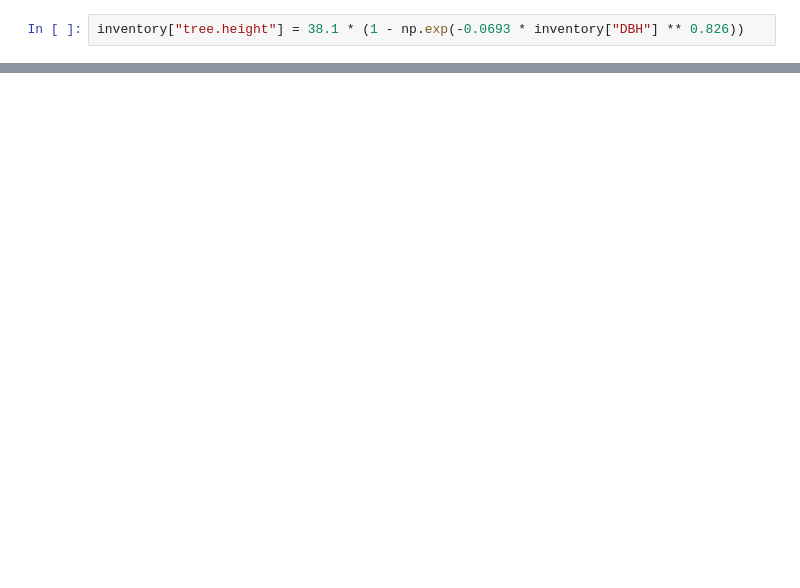
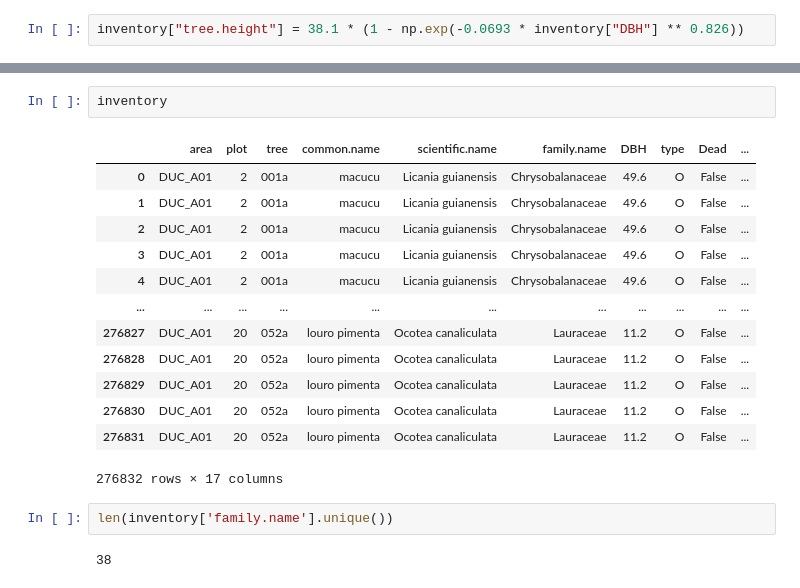
Before and after one commit to joaovictordecastroa/canopyEstimation, a Jupyter notebook: src/inventory.ipynb, the cells around one changed output, grey strips where cells are left out. Drawn from its saved outputs; the diff is of its cells as text; blank space fills up the shorter version.

```diff
--- a/src/inventory.ipynb
+++ b/src/inventory.ipynb
@@ -300,0 +290,20 @@ inventory
+# %%
+inventory
+# %% [output]
+|  | area | plot | tree | common.name | scientific.name | family.name | DBH | type | Dead | ... |
+| 0 | DUC_A01 | 2 | 001a | macucu | Licania guianensis | Chrysobalanaceae | 49.6 | O | False | ... |
+| 1 | DUC_A01 | 2 | 001a | macucu | Licania guianensis | Chrysobalanaceae | 49.6 | O | False | ... |
+| 2 | DUC_A01 | 2 | 001a | macucu | Licania guianensis | Chrysobalanaceae | 49.6 | O | False | ... |
+| 3 | DUC_A01 | 2 | 001a | macucu | Licania guianensis | Chrysobalanaceae | 49.6 | O | False | ... |
+| 4 | DUC_A01 | 2 | 001a | macucu | Licania guianensis | Chrysobalanaceae | 49.6 | O | False | ... |
+| ... | ... | ... | ... | ... | ... | ... | ... | ... | ... | ... |
+| 276827 | DUC_A01 | 20 | 052a | louro pimenta | Ocotea canaliculata | Lauraceae | 11.2 | O | False | ... |
+| 276828 | DUC_A01 | 20 | 052a | louro pimenta | Ocotea canaliculata | Lauraceae | 11.2 | O | False | ... |
+| 276829 | DUC_A01 | 20 | 052a | louro pimenta | Ocotea canaliculata | Lauraceae | 11.2 | O | False | ... |
+| 276830 | DUC_A01 | 20 | 052a | louro pimenta | Ocotea canaliculata | Lauraceae | 11.2 | O | False | ... |
+| 276831 | DUC_A01 | 20 | 052a | louro pimenta | Ocotea canaliculata | Lauraceae | 11.2 | O | False | ... |
+276832 rows × 17 columns
+# %%
+len(inventory['family.name'].unique())
+# %% [output]
+38
```
Also changed, not shown: parts of 39 cells of this notebook.
